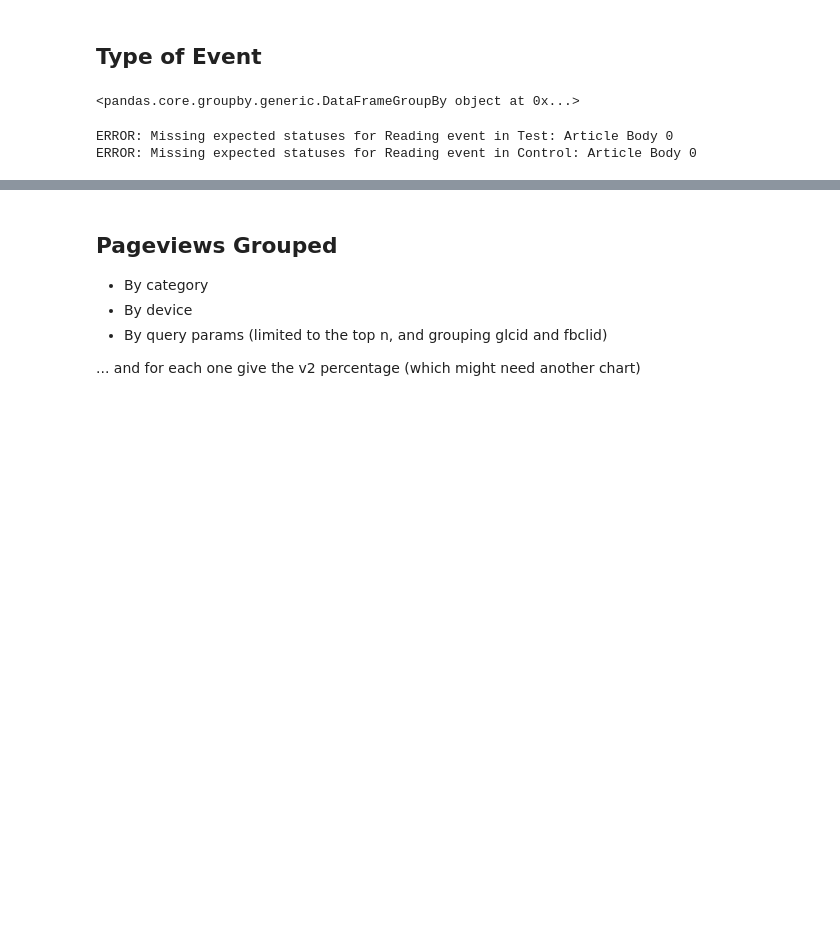
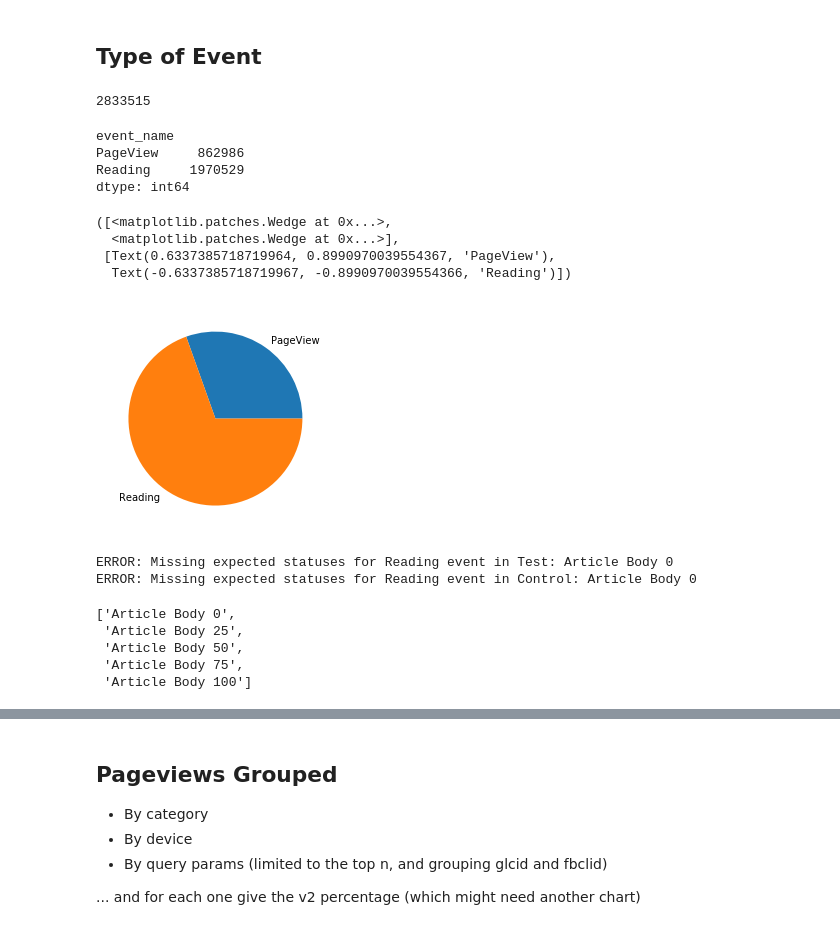
Before and after one commit to moneysmartco/blog-jupyter-notebooks, a Jupyter notebook: first_experiments.ipynb, the cells around one changed output, grey strips where cells are left out. Drawn from its saved outputs; the diff is of its cells as text; code cells hidden in the pictures; blank space fills up the shorter version.

```diff
--- a/first_experiments.ipynb
+++ b/first_experiments.ipynb
@@ -515,11 +505,26 @@ fig.show()
 NameError: name 'non_amp_events' is not defined
 # %% [markdown]
 ## Type of Event
+# %%
+len(events)
+# %% [output]
+2833515
 # %%
-event_name_counts = events.groupby(events.event_name)
+event_name_counts = events.groupby(events.event_name).size()
 event_name_counts
 # %% [output]
-<pandas.core.groupby.generic.DataFrameGroupBy object at 0x...>
+event_name
+PageView     862986
+Reading     1970529
+dtype: int64
+# %%
+plt.pie(event_name_counts, labels=event_name_counts.keys())
+# %% [output]
+([<matplotlib.patches.Wedge at 0x...>,
+  <matplotlib.patches.Wedge at 0x...>],
+ [Text(0.6337385718719964, 0.8990970039554367, 'PageView'),
+  Text(-0.6337385718719967, -0.8990970039554366, 'Reading')])
+[figure, added]
 # %%
 # Doing this sense check on the event fields, not the computed depth
 expected_statuses = ["Article Body {}".format(i) for i in [0, 25, 50, 75, 100]]
@@ -545,3 +550,11 @@ for name, reading_statuses in [["Test", test_reading_status_counts], ["Control",
 # %% [output]
 ERROR: Missing expected statuses for Reading event in Test: Article Body 0
 ERROR: Missing expected statuses for Reading event in Control: Article Body 0
+# %%
+expected_statuses
+# %% [output]
+['Article Body 0',
+ 'Article Body 25',
+ 'Article Body 50',
+ 'Article Body 75',
+ 'Article Body 100']
```
Also changed, not shown: parts of 11 cells of this notebook, 2 other files.
